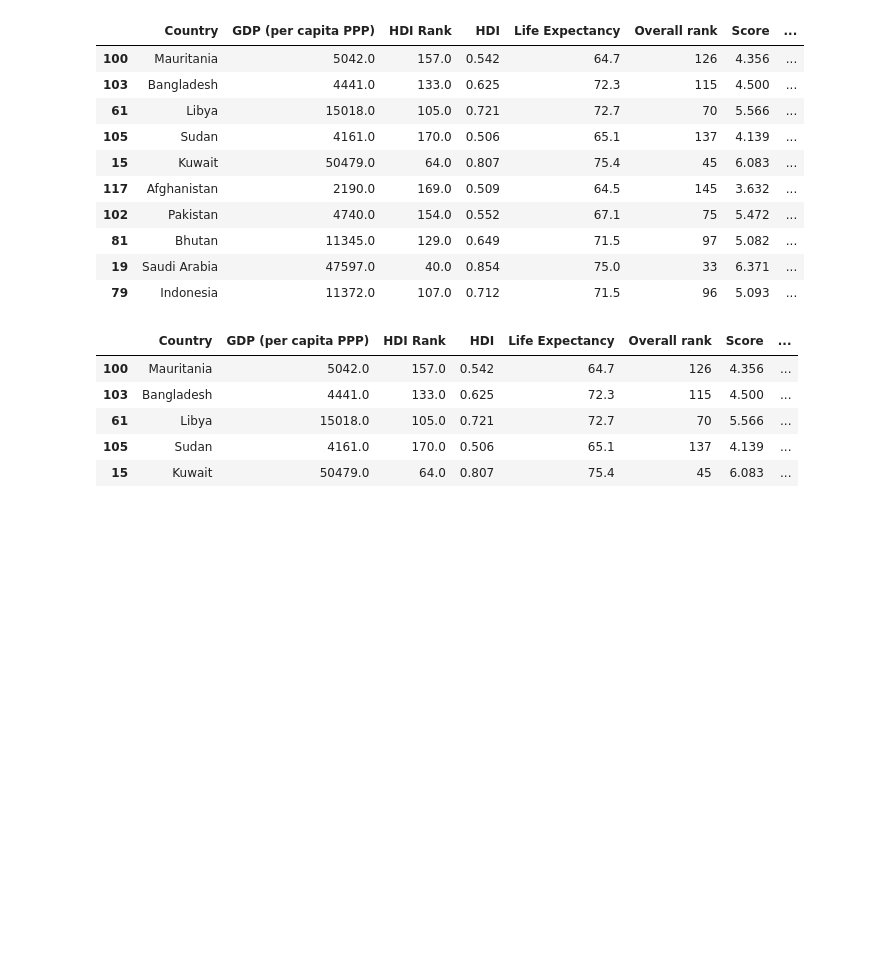
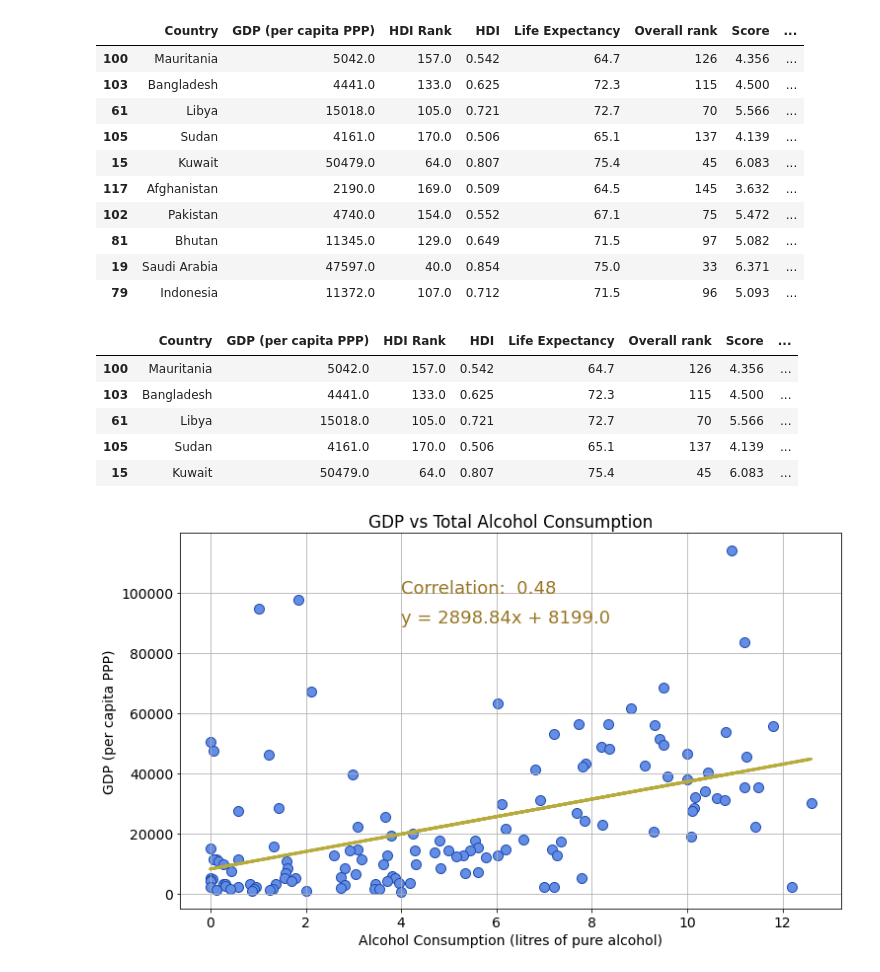
Before and after one commit to Steff-C/Project-1-Happiness-, a Jupyter notebook: Happiness.ipynb, the cells around one changed output. Cells and saved outputs as stored; diff of their text form; code cells hidden in the pictures; blank space fills up the shorter version.

```diff
--- a/Happiness.ipynb
+++ b/Happiness.ipynb
@@ -602,6 +613,34 @@ Bottom_ten_countires_sort
 | 61 | Libya | 15018.0 | 105.0 | 0.721 | 72.7 | 70 | 5.566 | ... |
 | 105 | Sudan | 4161.0 | 170.0 | 0.506 | 65.1 | 137 | 4.139 | ... |
 | 15 | Kuwait | 50479.0 | 64.0 | 0.807 | 75.4 | 45 | 6.083 | ... |
+# %%
+y_values = final_results["GDP (per capita PPP)"]
+x_values = final_results["All types"]
+
+
+(slope, intercept, rvalue, pvalue, stderr) = st.linregress(x_values, y_values)
+
+regress_values = x_values * slope + intercept
+
+line_eq = "y = " + str(round(slope,2)) + "x + " + str(round(intercept,2))
+
+# Create scatterplot with linear regression
+
+plt.figure(figsize=(12, 7))
+plt.scatter(x_values,y_values, marker='o', facecolors="#648DE5", edgecolors="#1e4bae", s=100)
+
+plt.plot(x_values,regress_values, color='#B8AB3E', linewidth=3)
+plt.annotate(line_eq,(4, 90000),fontsize=18,color="#997625")
+plt.annotate(f'Correlation:  {round(rvalue, 2)}', (4, 100000), fontsize=18, color='#997625')
+plt.xlabel("Alcohol Consumption (litres of pure alcohol)")
+plt.ylabel("GDP (per capita PPP)")
+
+plt.title("GDP vs Total Alcohol Consumption")
+plt.grid()
+plt.savefig('output_data/GDP_v_Alcohol_scatter.png')
+plt.show()
+# %% [output]
+[figure, added]
 # %%
 y_values = final_results["GDP (per capita PPP)"]
 x_values = final_results["All types"]
```
Also changed, not shown: parts of 24 cells of this notebook, 18 other files.
